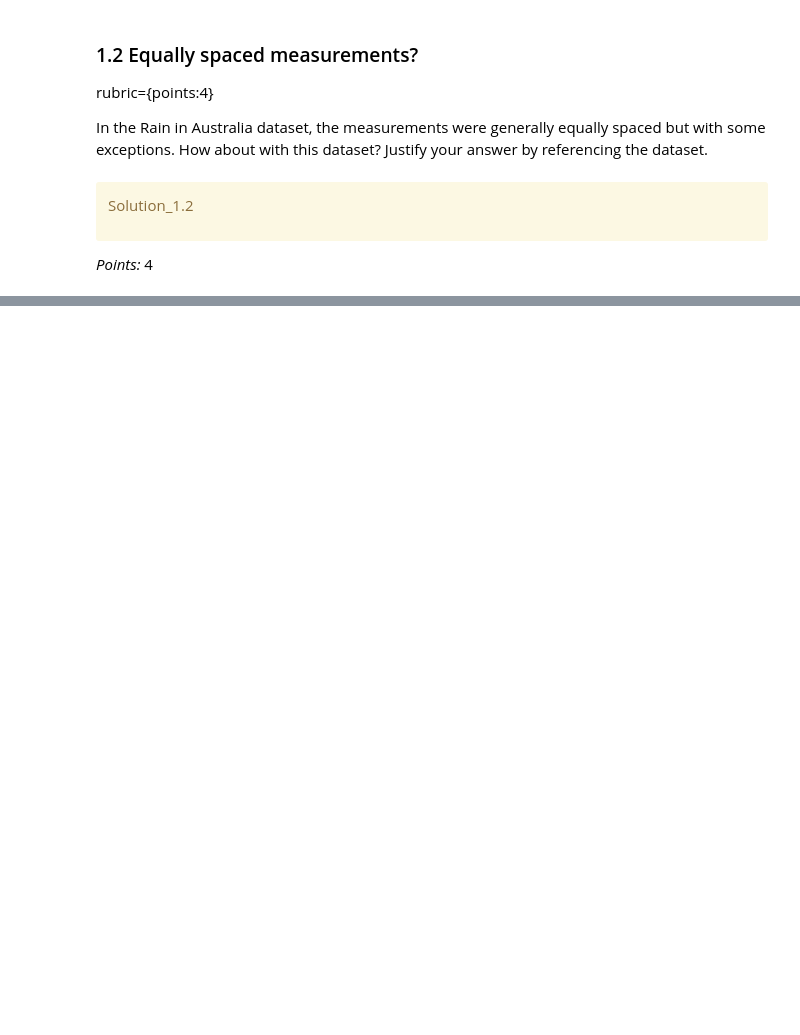
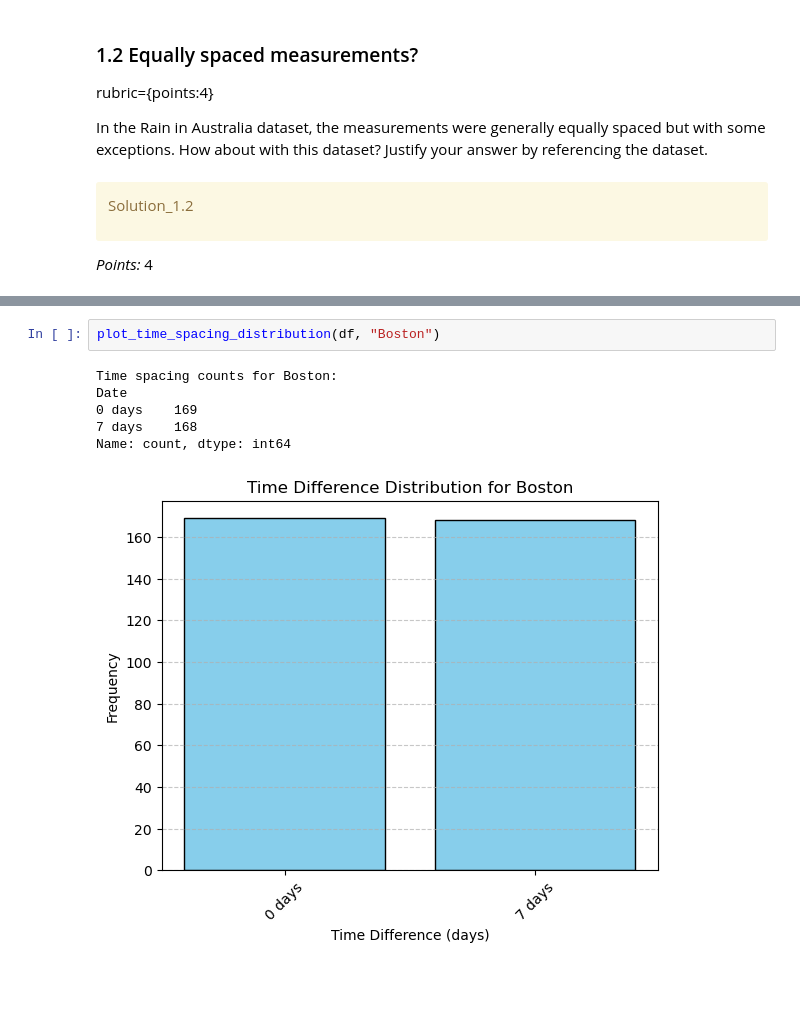
Before and after one commit to Lorax6/hw8, a Jupyter notebook: hw8.ipynb, the cells around one changed output, grey strips where cells are left out. Cells and saved outputs as stored; diff of their text form; blank space fills up the shorter version.

```diff
--- a/hw8.ipynb
+++ b/hw8.ipynb
@@ -179,3 +223,12 @@ Name: Date, Length: 18249, dtype: datetime64[us]
+# %%
+plot_time_spacing_distribution(df, "Boston")
+# %% [output]
+Time spacing counts for Boston:
+Date
+0 days    169
+7 days    168
+Name: count, dtype: int64
+[figure, added]
 # %% [markdown]
 <!-- END QUESTION -->
 
```
Also changed, not shown: parts of 13 cells of this notebook.
